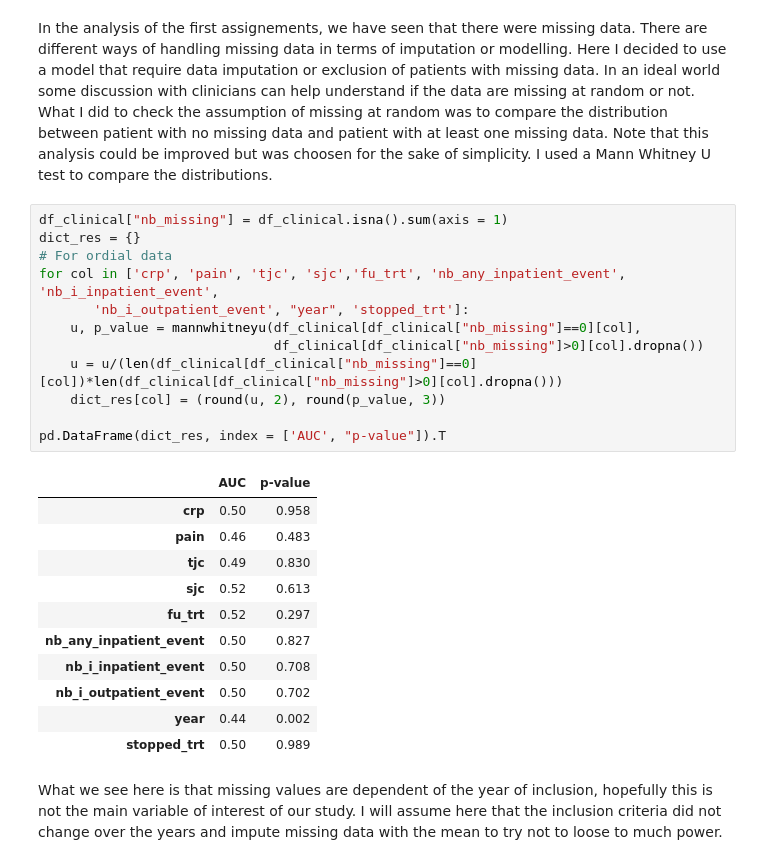
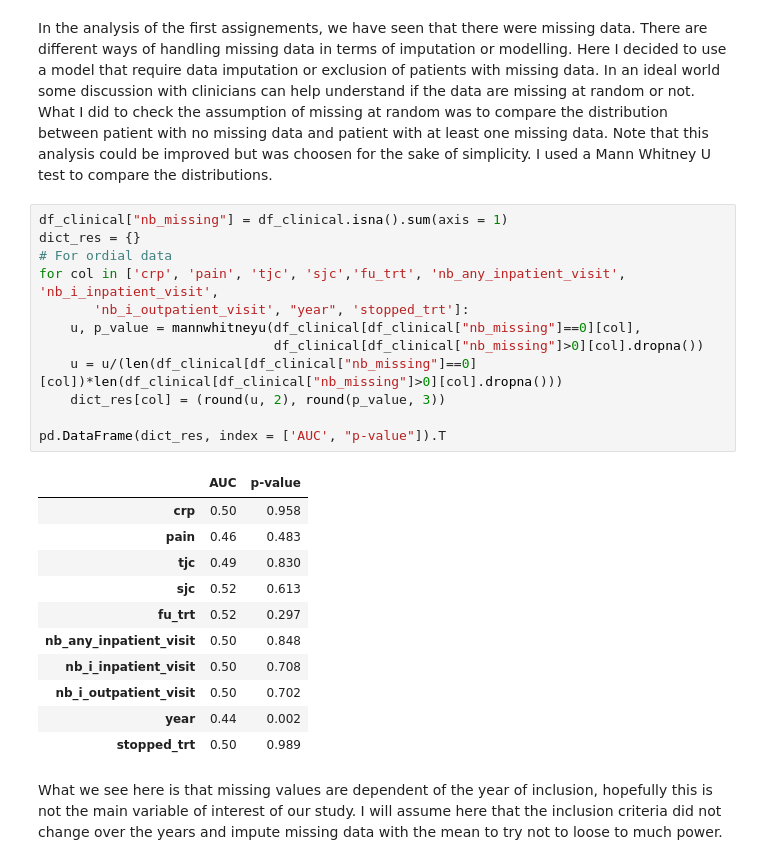
Before and after one commit to JulietteOrtholand/registery_data_test, a Jupyter notebook: assignment_3.ipynb, the cells around one changed output. Drawn from its saved outputs; the diff is of its cells as text.

```diff
--- a/assignment_3.ipynb
+++ b/assignment_3.ipynb
@@ -35,25 +52,25 @@ In the analysis of the first assignements, we have seen that there were missing
 # %%
 df_clinical["nb_missing"] = df_clinical.isna().sum(axis = 1)
 dict_res = {}
 # For ordial data
-for col in ['crp', 'pain', 'tjc', 'sjc','fu_trt', 'nb_any_inpatient_event', 'nb_i_inpatient_event',
-       'nb_i_outpatient_event', "year", 'stopped_trt']:
+for col in ['crp', 'pain', 'tjc', 'sjc','fu_trt', 'nb_any_inpatient_visit', 'nb_i_inpatient_visit',
+       'nb_i_outpatient_visit', "year", 'stopped_trt']:
     u, p_value = mannwhitneyu(df_clinical[df_clinical["nb_missing"]==0][col],
                               df_clinical[df_clinical["nb_missing"]>0][col].dropna())
     u = u/(len(df_clinical[df_clinical["nb_missing"]==0][col])*len(df_clinical[df_clinical["nb_missing"]>0][col].dropna()))
     dict_res[col] = (round(u, 2), round(p_value, 3))
 
 pd.DataFrame(dict_res, index = ['AUC', "p-value"]).T
 # %% [output]
 |  | AUC | p-value |
 | crp | 0.50 | 0.958 |
 | pain | 0.46 | 0.483 |
 | tjc | 0.49 | 0.830 |
 | sjc | 0.52 | 0.613 |
 | fu_trt | 0.52 | 0.297 |
-| nb_any_inpatient_event | 0.50 | 0.827 |
-| nb_i_inpatient_event | 0.50 | 0.708 |
-| nb_i_outpatient_event | 0.50 | 0.702 |
+| nb_any_inpatient_visit | 0.50 | 0.848 |
+| nb_i_inpatient_visit | 0.50 | 0.708 |
+| nb_i_outpatient_visit | 0.50 | 0.702 |
 | year | 0.44 | 0.002 |
 | stopped_trt | 0.50 | 0.989 |
 # %% [markdown]
```
Also changed, not shown: parts of 8 cells of this notebook, 3 other files.
